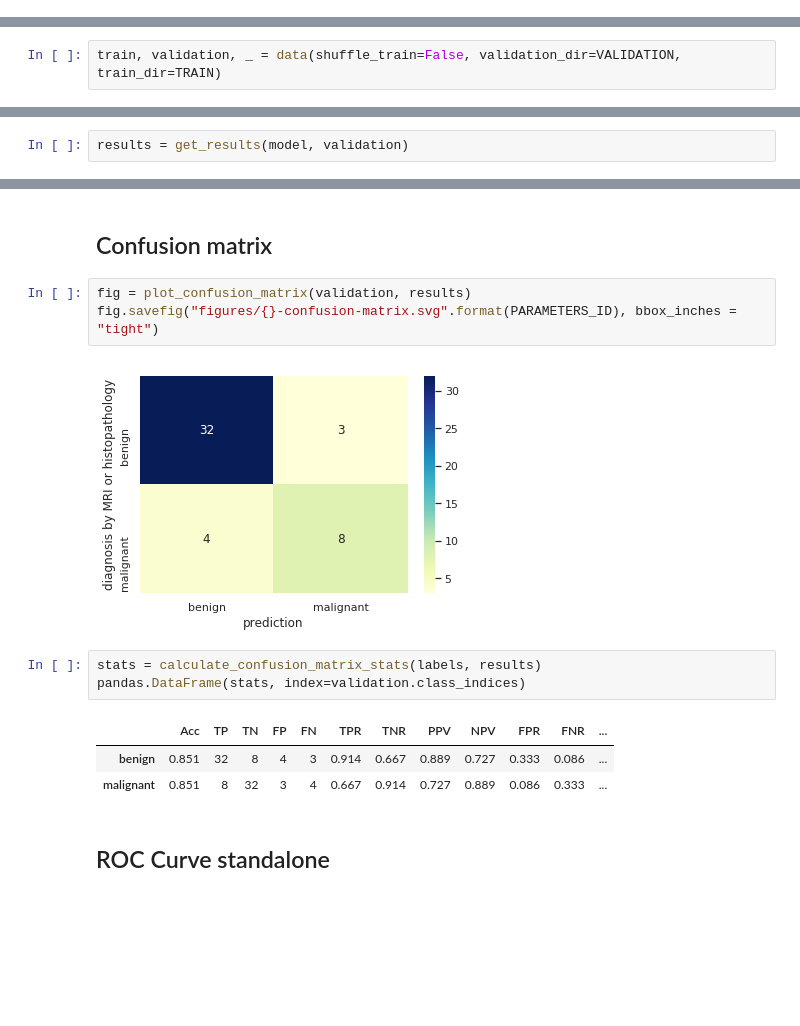
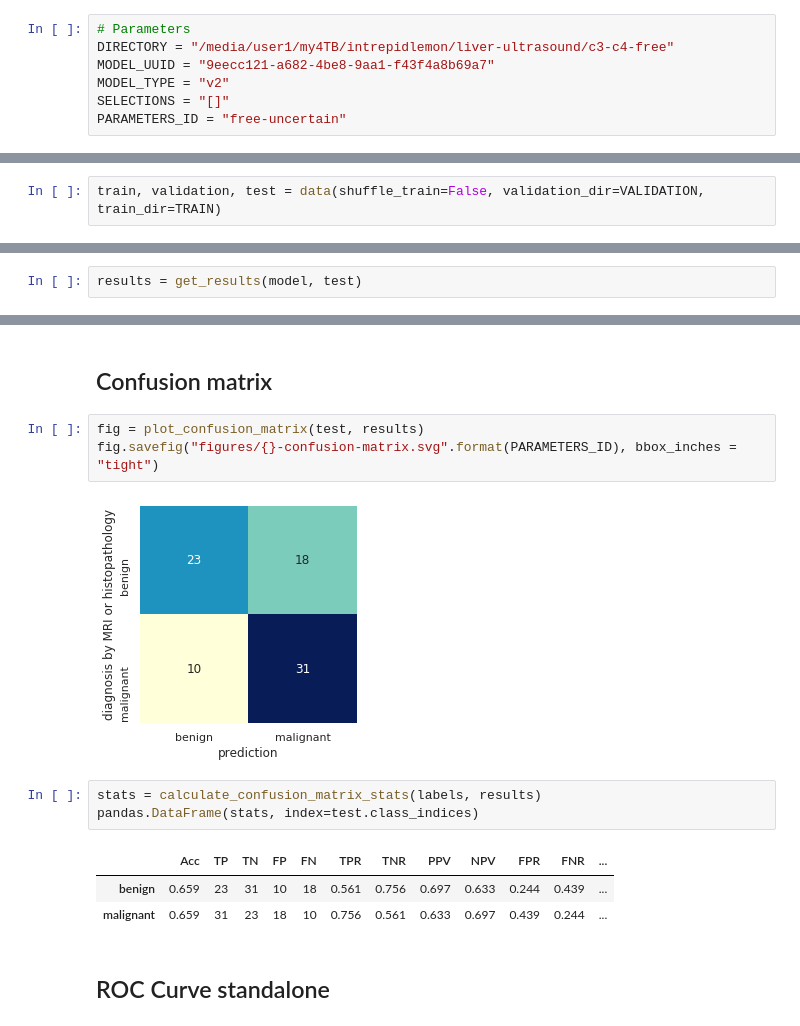
Before and after one commit to intrepidlemon/deep-ultrasound, a Jupyter notebook: evaluate-free-uncertain.ipynb, the cells around one changed output, grey strips where cells are left out. Cells and saved outputs as stored; diff of their text form; blank space fills up the shorter version.

```diff
--- a/evaluate-free-uncertain.ipynb
+++ b/evaluate-free-uncertain.ipynb
@@ -38,2 +31,9 @@ PARAMETERS_ID = "free-uncertain"
+# %%
+# Parameters
+DIRECTORY = "/media/user1/my4TB/intrepidlemon/liver-ultrasound/c3-c4-free"
+MODEL_UUID = "9eecc121-a682-4be8-9aa1-f43f4a8b69a7"
+MODEL_TYPE = "v2"
+SELECTIONS = "[]"
+PARAMETERS_ID = "free-uncertain"
 # %%
 SELECTIONS = eval(SELECTIONS)
@@ -64,3 +47,3 @@ category: C4
 # %%
-train, validation, _ = data(shuffle_train=False, validation_dir=VALIDATION, train_dir=TRAIN)
+train, validation, test = data(shuffle_train=False, validation_dir=VALIDATION, train_dir=TRAIN)
 # %% [output]
@@ -77,4 +70,4 @@ validation data breakdown:  {'benign': 35, 'malignant': 12}
 # %%
 model = load(MODEL)
 # %%
-results = get_results(model, validation)
+results = get_results(model, test)
@@ -94,17 +107,17 @@ Loss: 0.6389171722087454
 # %% [markdown]
 ## Confusion matrix
 # %%
-fig = plot_confusion_matrix(validation, results)
+fig = plot_confusion_matrix(test, results)
 fig.savefig("figures/{}-confusion-matrix.svg".format(PARAMETERS_ID), bbox_inches = "tight")
 # %% [output]
-[figure, old version]
+[figure, new version]
 # %%
 stats = calculate_confusion_matrix_stats(labels, results)
-pandas.DataFrame(stats, index=validation.class_indices)
+pandas.DataFrame(stats, index=test.class_indices)
 # %% [output]
 |  | Acc | TP | TN | FP | FN | TPR | TNR | PPV | NPV | FPR | FNR | ... |
-| benign | 0.851 | 32 | 8 | 4 | 3 | 0.914 | 0.667 | 0.889 | 0.727 | 0.333 | 0.086 | ... |
-| malignant | 0.851 | 8 | 32 | 3 | 4 | 0.667 | 0.914 | 0.727 | 0.889 | 0.086 | 0.333 | ... |
+| benign | 0.659 | 23 | 31 | 10 | 18 | 0.561 | 0.756 | 0.697 | 0.633 | 0.244 | 0.439 | ... |
+| malignant | 0.659 | 31 | 23 | 18 | 10 | 0.756 | 0.561 | 0.633 | 0.697 | 0.439 | 0.244 | ... |
 # %% [markdown]
 ## ROC Curve standalone
 # %%
```
Also changed, not shown: parts of 29 cells of this notebook, 12 other files.
